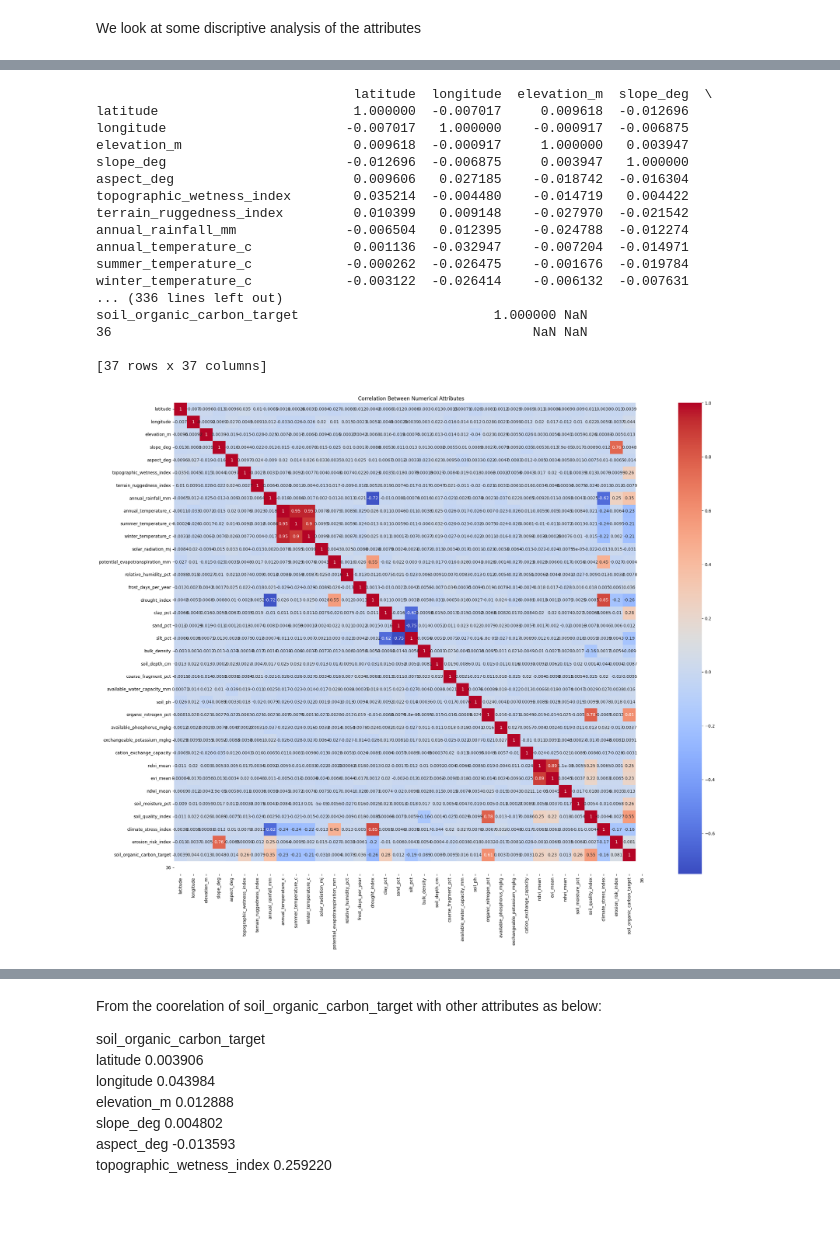
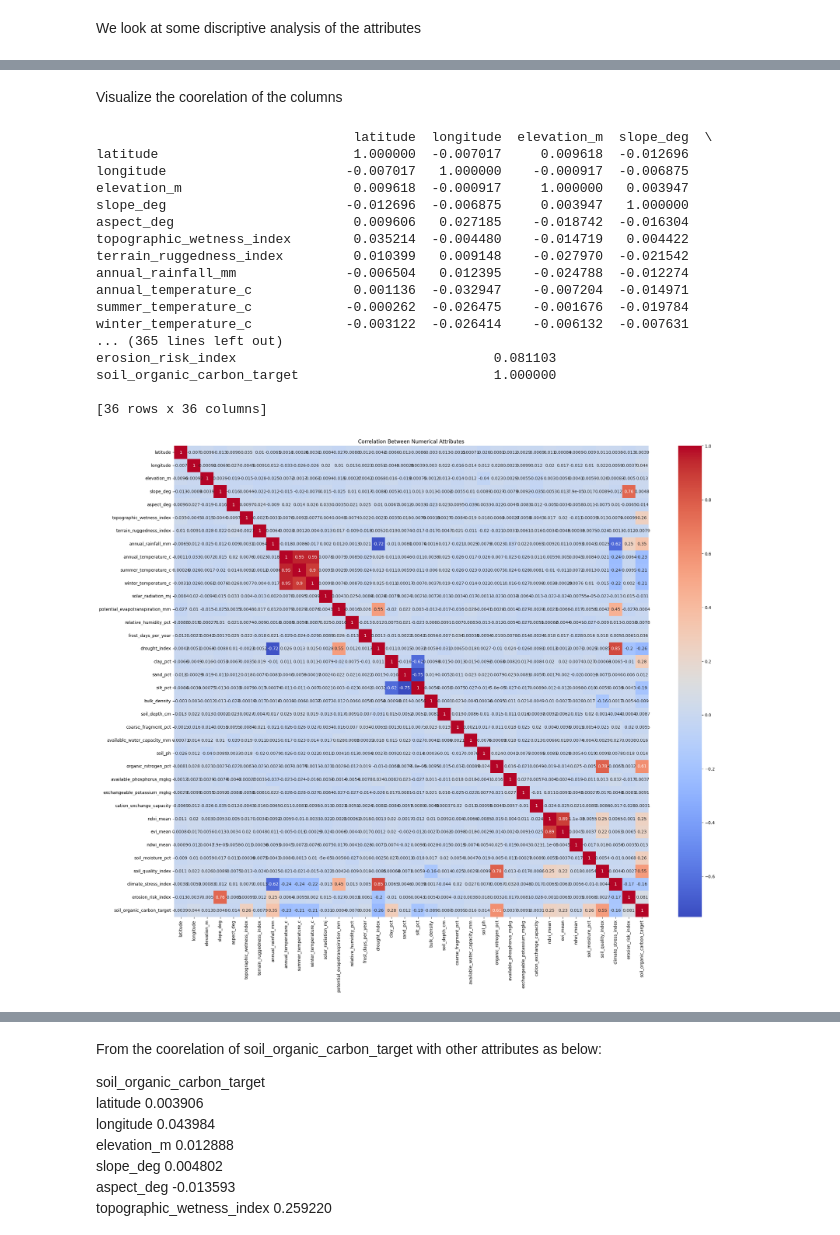
Before and after one commit to Vanthila/1121567_EcoVision_Project1, a Jupyter notebook: src/EDA.ipynb, the cells around one changed output, grey strips where cells are left out. Saved outputs shown, nothing was run; the diff lists cells and outputs as text; code cells hidden in the pictures; blank space fills up the shorter version.

```diff
--- a/src/EDA.ipynb
+++ b/src/EDA.ipynb
@@ -37,4 +37,4 @@ import tensorflow.keras.backend as K
 Read the dataset
 # %%
 # Read the dataset
-df = pd.read_csv("NZ_LUCAS_SMAP_NIWA.csv")
+df = pd.read_csv("../data/NZ_LUCAS_SMAP_NIWA.csv")
@@ -131,31 +133,34 @@ plt.show()
+# %% [markdown]
+Visualize the coorelation of the columns
 # %%
 
-correlation_matrix = df.corr()
+correlation_matrix = df.drop(columns=['36']).corr()
 
 # Display
 print(correlation_matrix)
 
 # Heatmap visualization
 plt.figure(figsize=(25, 20))
 sns.heatmap(correlation_matrix, annot=True, cmap='coolwarm')
 plt.title('Correlation Between Numerical Attributes')
+plt.savefig('correlation_heatmap.png', dpi=300, bbox_inches='tight')
 plt.show()
 # %% [output]
                                  latitude  longitude  elevation_m  slope_deg  \
 latitude                         1.000000  -0.007017     0.009618  -0.012696
 longitude                       -0.007017   1.000000    -0.000917  -0.006875
 elevation_m                      0.009618  -0.000917     1.000000   0.003947
 slope_deg                       -0.012696  -0.006875     0.003947   1.000000
 aspect_deg                       0.009606   0.027185    -0.018742  -0.016304
 topographic_wetness_index        0.035214  -0.004480    -0.014719   0.004422
 terrain_ruggedness_index         0.010399   0.009148    -0.027970  -0.021542
 annual_rainfall_mm              -0.006504   0.012395    -0.024788  -0.012274
 annual_temperature_c             0.001136  -0.032947    -0.007204  -0.014971
 summer_temperature_c            -0.000262  -0.026475    -0.001676  -0.019784
 winter_temperature_c            -0.003122  -0.026414    -0.006132  -0.007631
-... (336 lines left out)
-soil_organic_carbon_target                         1.000000 NaN
-36                                                      NaN NaN
+... (365 lines left out)
+erosion_risk_index                                 0.081103
+soil_organic_carbon_target                         1.000000
 
-[37 rows x 37 columns]
+[36 rows x 36 columns]
-[figure, old version]
+[figure, new version]
```
Also changed, not shown: parts of 50 cells of this notebook.
